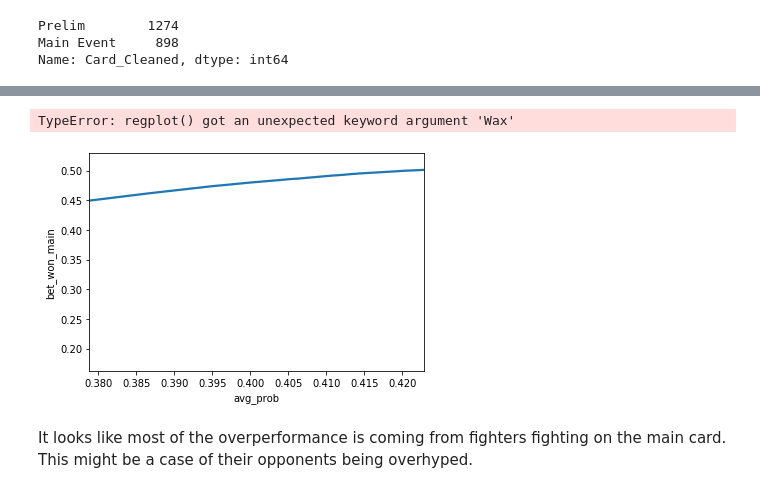
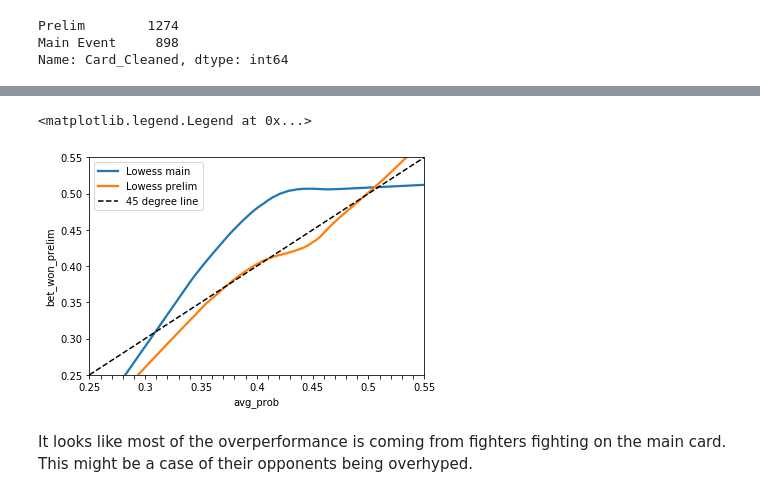
Before and after one commit to iankotliar/UFC_Final, a Jupyter notebook: code/Analysis/Exploratory/8_explore_35_42_overperformance.ipynb, the cells around one changed output, grey strips where cells are left out. Drawn from its saved outputs; the diff is of its cells as text; code cells hidden in the pictures.

```diff
--- a/code/Analysis/Exploratory/8_explore_35_42_overperformance.ipynb
+++ b/code/Analysis/Exploratory/8_explore_35_42_overperformance.ipynb
@@ -67,23 +67,23 @@ display(grouped[['diff_main', 'p_val_main', 'n_main', 'diff_prelim', 'p_val_prel
 # %%
 bets_recent = bets[(bets.year >= 2013)& (bets.avg_prob >= .25) & (bets.avg_prob <= .55)].copy()
 bets_recent['bet_won_main'] = np.where(bets_recent.Card_Cleaned == 'Prelim', np.nan, bets_recent.bet_won)
 bets_recent['bet_won_prelim'] = np.where(bets_recent.Card_Cleaned == 'Prelim',  bets_recent.bet_won, np.nan)
 
 fig, ax = plt.subplots()
 sns.regplot('avg_prob', 'bet_won_main', data = bets_recent,
             scatter = False, lowess = True, ax = ax, label = 'Lowess main')
 sns.regplot('avg_prob', 'bet_won_prelim', data = bets_recent,
-            scatter = False, lowess = True, Wax = ax, label = 'Lowess prelim')
+            scatter = False, lowess = True, ax = ax, label = 'Lowess prelim')
 x = np.linspace(.25, .55, 100)
 ax.plot(x, x, 'k--',label = '45 degree line')
 ax.set_xticks(np.arange(.25,.56,.01))
 ax.set_ylim(.25,.55)
 ax.set_xlim(.25,.55)
 ax.set_xticklabels([round(x,2) if i%5 == 0 else '' for i, x in enumerate(np.arange(.25,.56,.01))])
 ax.legend(loc='best')
 # %% [output]
-TypeError: regplot() got an unexpected keyword argument 'Wax'
+<matplotlib.legend.Legend at 0x...>
-[figure, old version]
+[figure, new version]
 # %% [markdown]
 It looks like most of the overperformance is coming from fighters fighting on the main card. This might be a case of their opponents being overhyped.
 # %%
```
